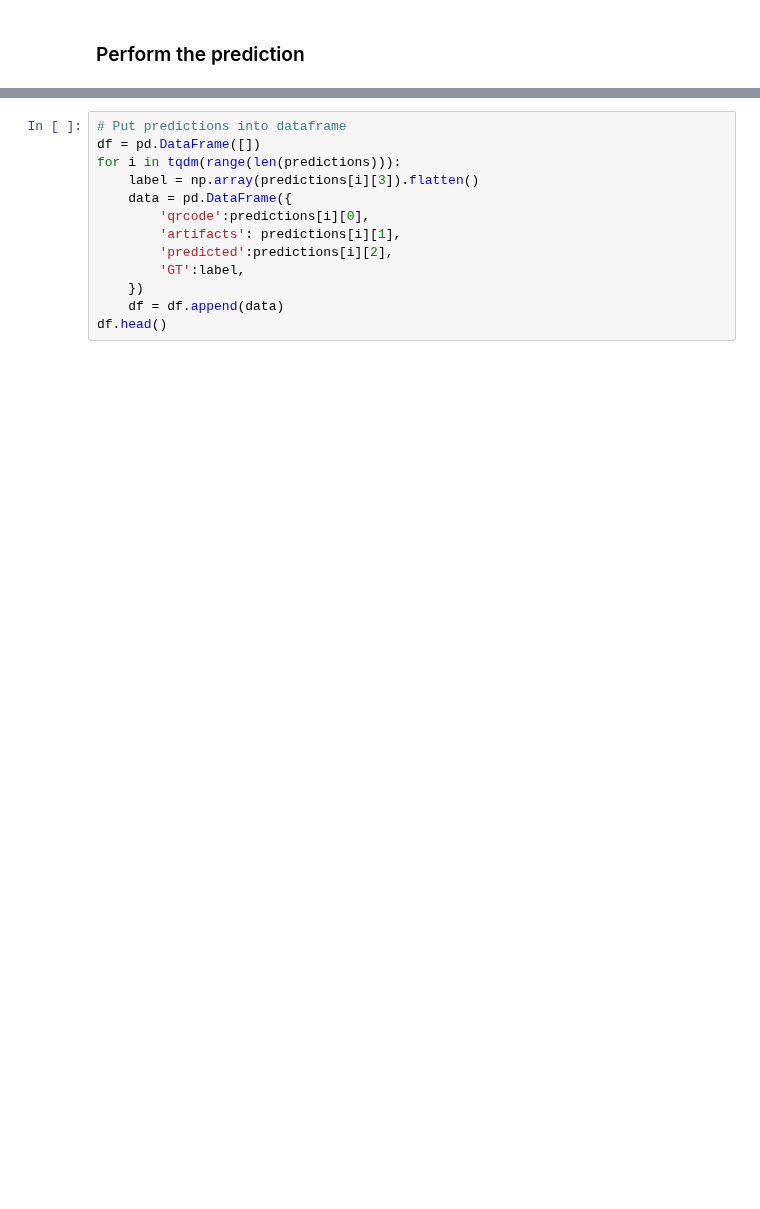
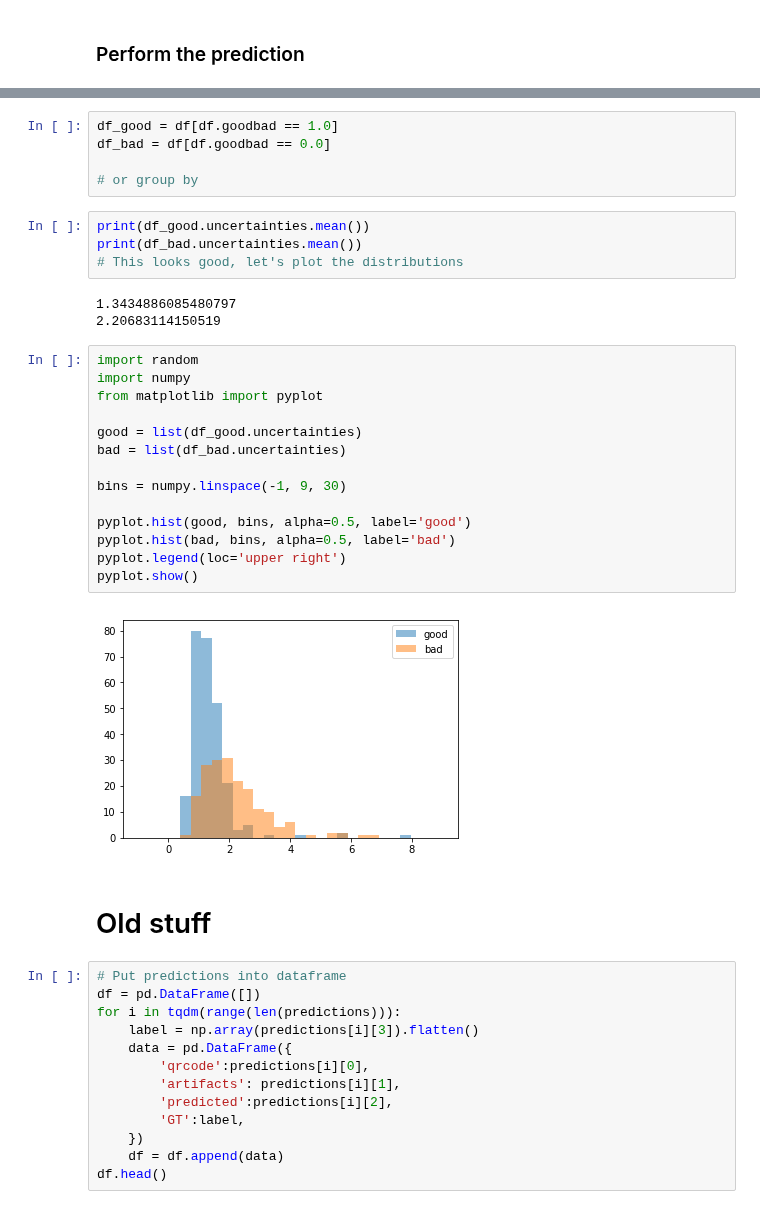
Before and after one commit to Welthungerhilfe/cgm-ml, a Jupyter notebook: src/common/evaluation/Evaluate_models.ipynb, the cells around one changed output, grey strips where cells are left out. Drawn from its saved outputs; the diff is of its cells as text; blank space fills up the shorter version.

```diff
--- a/src/common/evaluation/Evaluate_models.ipynb
+++ b/src/common/evaluation/Evaluate_models.ipynb
@@ -157,3 +199,33 @@ plt.show()
+# %%
+df_good = df[df.goodbad == 1.0]
+df_bad = df[df.goodbad == 0.0]
+
+# or group by
+# %%
+print(df_good.uncertainties.mean())
+print(df_bad.uncertainties.mean())
+# This looks good, let's plot the distributions
+# %% [output]
+1.3434886085480797
+2.20683114150519
+# %%
+import random
+import numpy
+from matplotlib import pyplot
+
+good = list(df_good.uncertainties)
+bad = list(df_bad.uncertainties)
+
+bins = numpy.linspace(-1, 9, 30)
+
+pyplot.hist(good, bins, alpha=0.5, label='good')
+pyplot.hist(bad, bins, alpha=0.5, label='bad')
+pyplot.legend(loc='upper right')
+pyplot.show()
+# %% [output]
+[figure, added]
+# %% [markdown]
+# Old stuff
 # %%
 # Put predictions into dataframe
 df = pd.DataFrame([])
```
Also changed, not shown: parts of 12 cells of this notebook.
